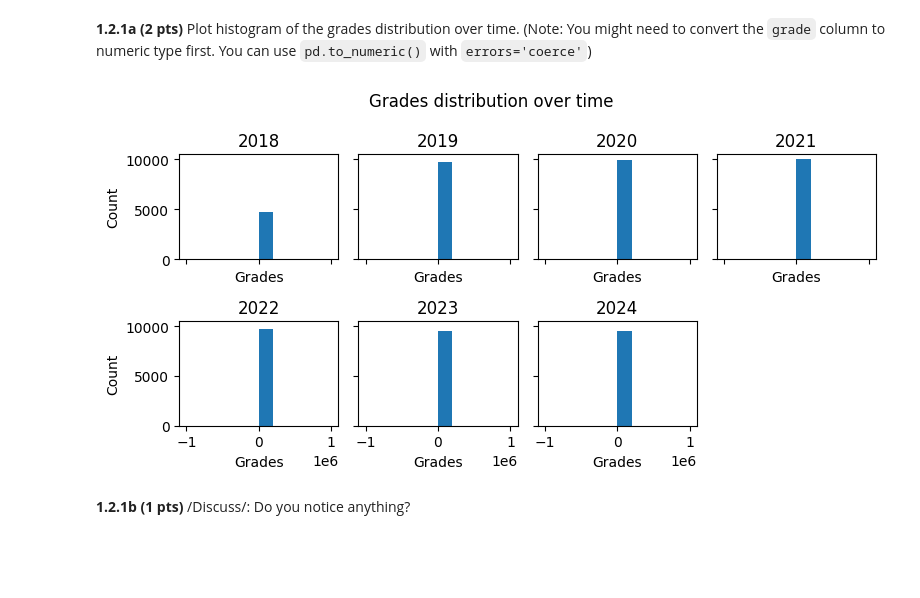
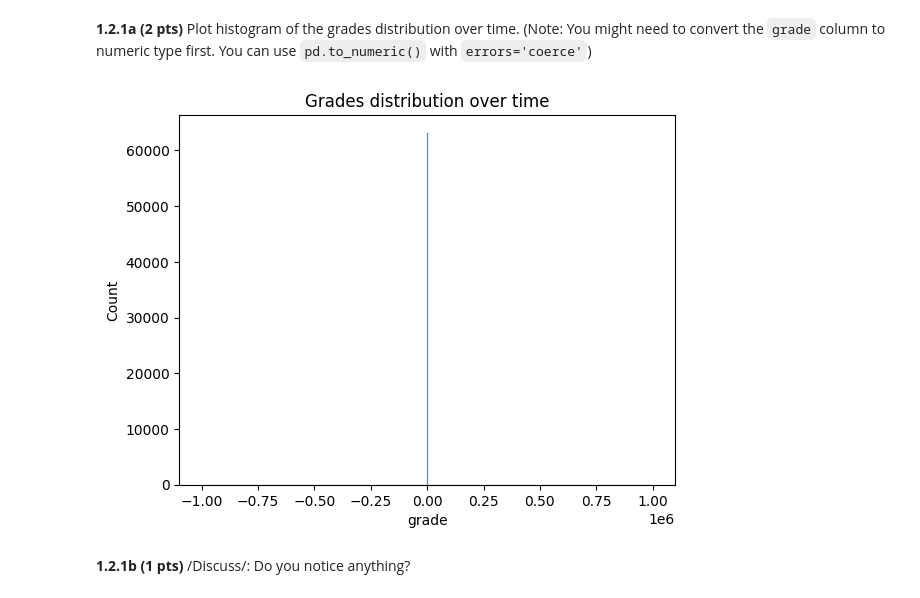
Before and after one commit to dbrantsc-8/Ada_2025, a Jupyter notebook: Homework/02_PROJECT_CHEATING_SCANDAL/2025_HW2.ipynb, the cells around one changed output. Cells and saved outputs as stored; diff of their text form; code cells hidden in the pictures; blank space fills up the shorter version.

```diff
--- a/Homework/02_PROJECT_CHEATING_SCANDAL/2025_HW2.ipynb
+++ b/Homework/02_PROJECT_CHEATING_SCANDAL/2025_HW2.ipynb
@@ -189,24 +174,12 @@ The issue is likely due to the fact that IDs were stored as integers and not str
 # %%
 ### YOUR CODE BELOW (THE **OUTPUT** OF THIS CELL WILL BE USED FOR EVALUATION) ###
 df['grade'] = pd.to_numeric(df['grade'], errors = 'coerce')
 
-fig, ax = plt.subplots(ncols = 4, nrows = 2, sharex = True, sharey = True, figsize = (8,4))
-years = sorted(df['year'].unique())
-for i, (axe, year) in enumerate(zip(ax.flatten(), years)):
-    axe.hist(x = df[df['year'] == year]['grade'])
-    axe.set_title(year)
-    if i % 4 == 0:
-        axe.set_ylabel('Count')
-    axe.set_xlabel('Grades')
-
-# Remove unused plot
-ax.flatten()[-1].axis('off')
-
-plt.suptitle('Grades distribution over time')
-plt.tight_layout()
+sns.histplot(df['grade'])
+plt.title('Grades distribution over time')
 plt.show()
 # %% [output]
-[figure, old version]
+[figure, new version]
 # %% [markdown]
 **1.2.1b (1 pts)** /Discuss/: Do you notice anything?
 # %%
```
Also changed, not shown: parts of 14 cells of this notebook.
